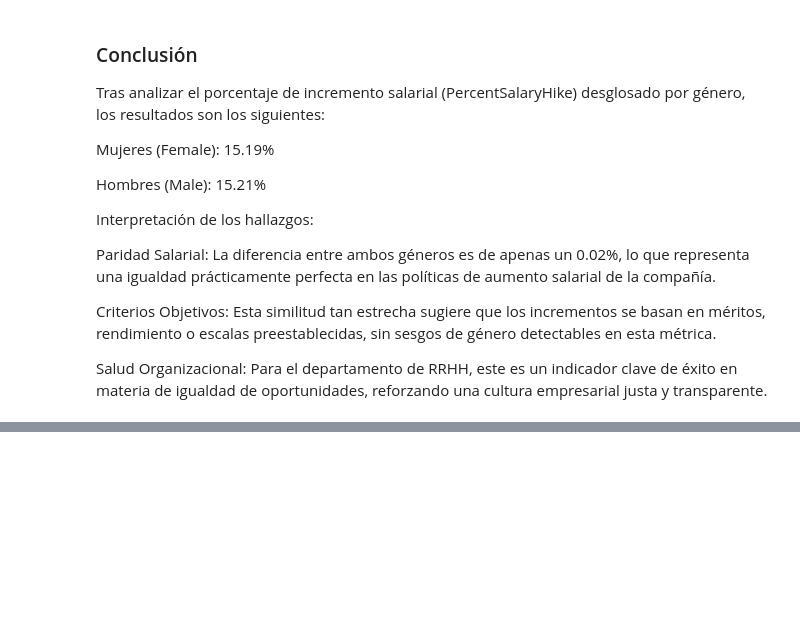
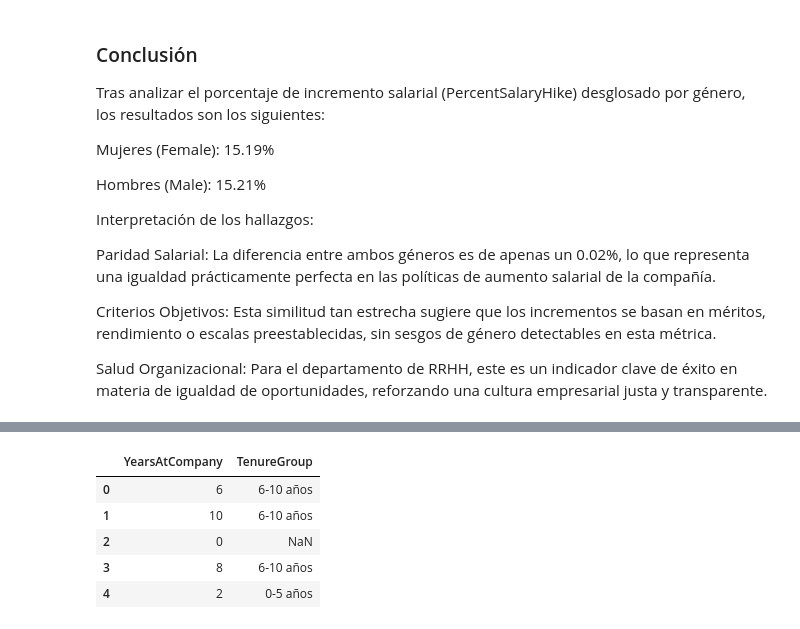
Before and after one commit to PatriciaAnaya/project-da-promo-59-modulo-3-team-3, a Jupyter notebook: optimizacion-de-talento.ipynb, the cells around one changed output, grey strips where cells are left out. Cells and saved outputs as stored; diff of their text form; code cells hidden in the pictures; blank space fills up the shorter version.

```diff
--- a/optimizacion-de-talento.ipynb
+++ b/optimizacion-de-talento.ipynb
@@ -907,0 +939,20 @@ Salud Organizacional: Para el departamento de RRHH, este es un indicador clave d
+# %%
+# Definimos tramos de antigüedad
+bins = [0, 5, 10, 15, 20, df['YearsAtCompany'].max()]
+labels = ['0-5 años', '6-10 años', '11-15 años', '16-20 años', 'Más de 20 años']
+
+df['TenureGroup'] = pd.cut(
+    df['YearsAtCompany'],
+    bins=bins,
+    labels=labels,
+    right=True
+)
+
+df[['YearsAtCompany', 'TenureGroup']].head()
+# %% [output]
+|  | YearsAtCompany | TenureGroup |
+| 0 | 6 | 6-10 años |
+| 1 | 10 | 6-10 años |
+| 2 | 0 | NaN |
+| 3 | 8 | 6-10 años |
+| 4 | 2 | 0-5 años |
```
Also changed, not shown: parts of 9 cells of this notebook.
